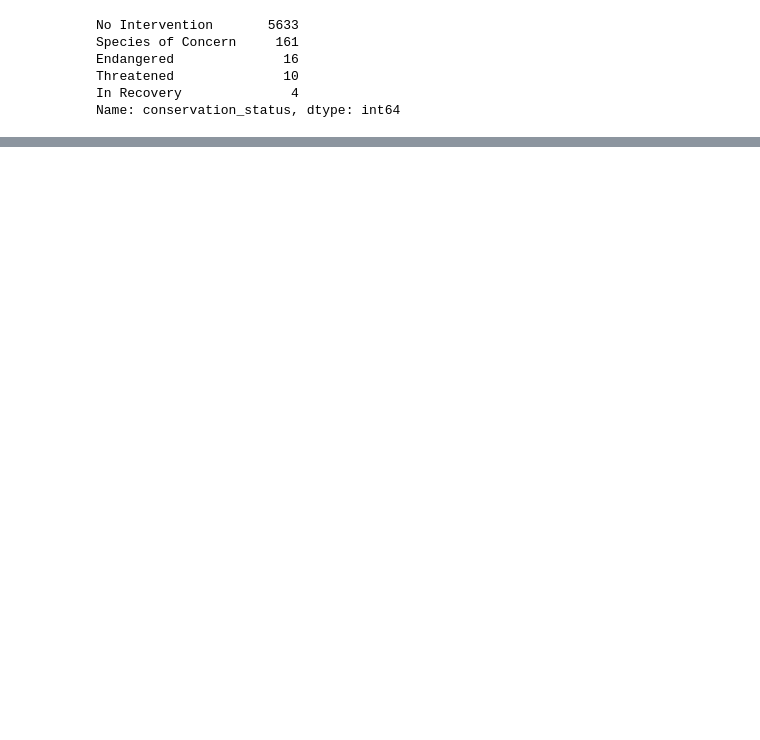
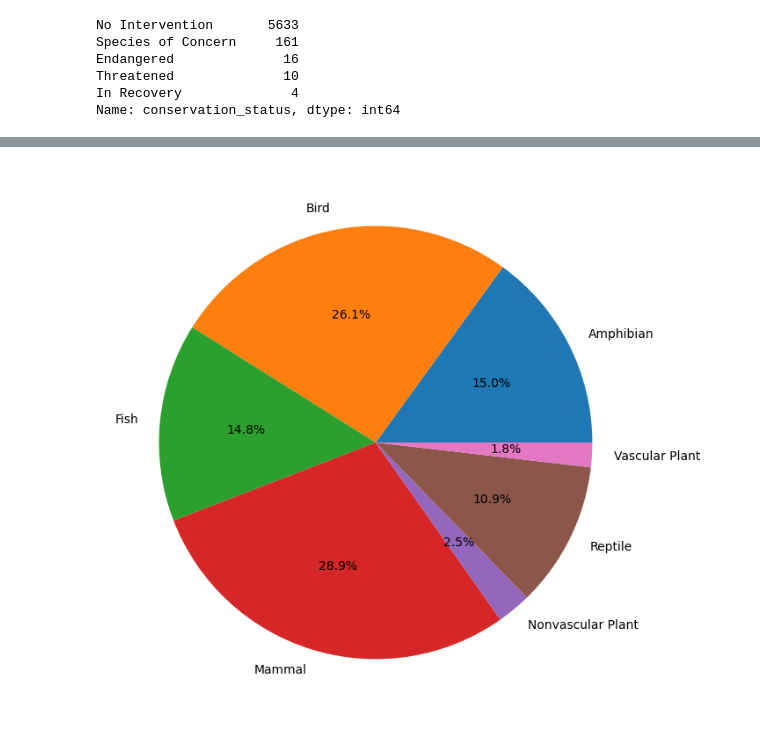
Before and after one commit to unclethien/National_Parks_Service_Project, a Jupyter notebook: biodiversity.ipynb, the cells around one changed output, grey strips where cells are left out. Saved outputs shown, nothing was run; the diff lists cells and outputs as text; code cells hidden in the pictures; blank space fills up the shorter version.

```diff
--- a/biodiversity.ipynb
+++ b/biodiversity.ipynb
@@ -218,0 +243,8 @@ Name: conservation_status, dtype: int64
+# %%
+category_counts = species.groupby(['category', 'is_protected'])\
+    .scientific_name.nunique().reset_index()\
+        .pivot(columns='is_protected', index='category', values='scientific_name').reset_index()
+category_counts.columns = ['category', 'not_protected', 'protected']
+category_counts['percent_protected'] = (category_counts.protected / (category_counts.protected + category_counts.not_protected))*100
+category_counts['percent_not_protected'] = (category_counts.not_protected / (category_counts.protected + category_counts.not_protected))*100
+category_counts
@@ -218,0 +260,7 @@ Name: conservation_status, dtype: int64
+# %%
+#create pie chart to show percentage of protected species for each category
+plt.figure(figsize=(10,8))
+plt.pie(category_counts.percent_protected, labels=category_counts.category, autopct='%1.1f%%')
+plt.show()
+# %% [output]
+[figure, added]
```
Also changed, not shown: parts of 7 cells of this notebook.
